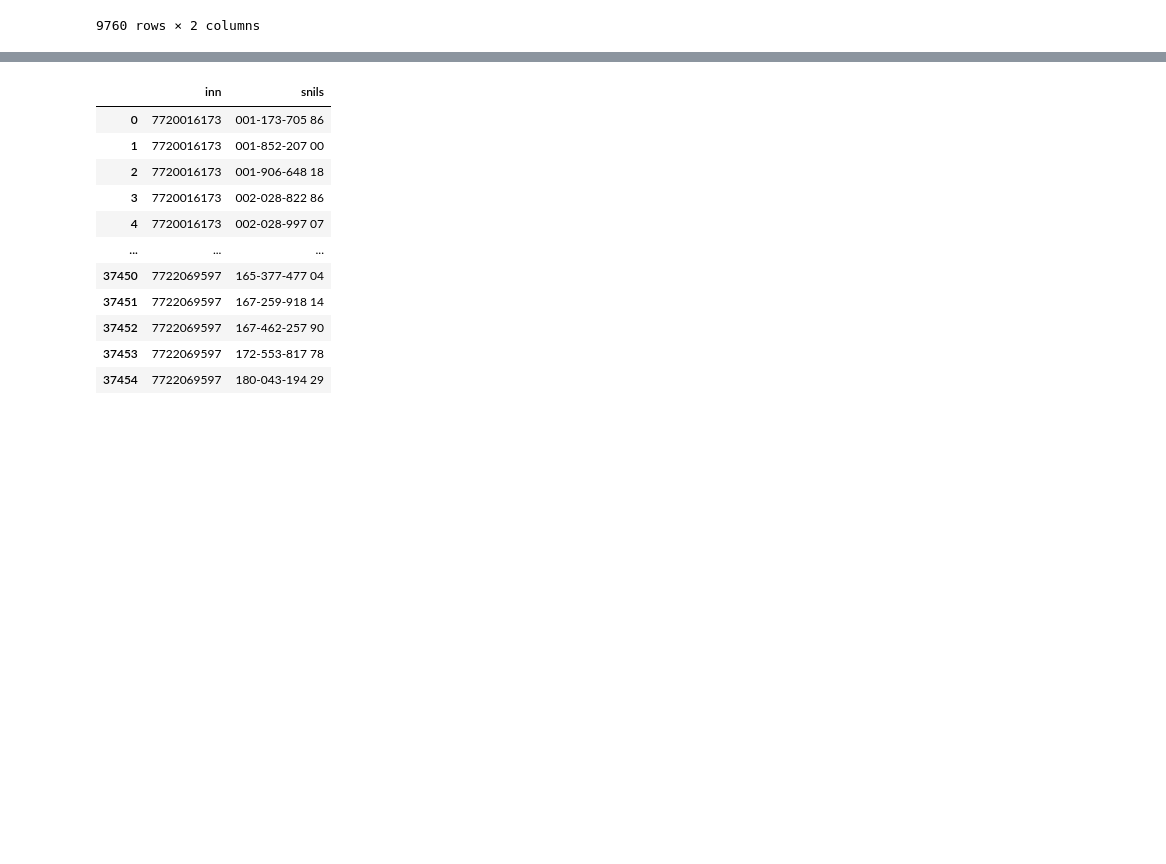
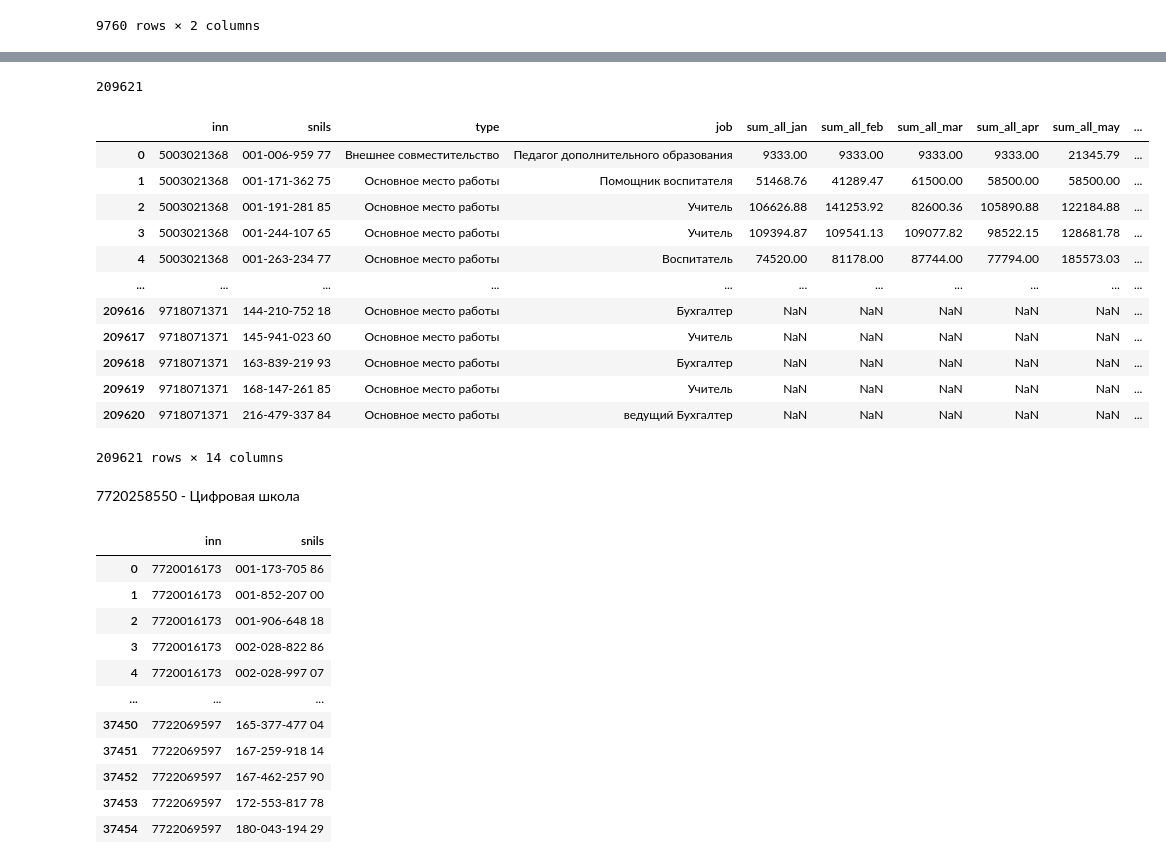
Before and after one commit to Mr-Maxraw/cfo-parser, a Jupyter notebook: counting/accum_funcs_trial.ipynb, the cells around one changed output, grey strips where cells are left out. Saved outputs shown, nothing was run; the diff lists cells and outputs as text; code cells hidden in the pictures; blank space fills up the shorter version.

Commit message:
Upd for nouvp changes

```diff
--- a/counting/accum_funcs_trial.ipynb
+++ b/counting/accum_funcs_trial.ipynb
@@ -134,7 +168,37 @@ res['top10_teach'] = res.apply(lambda row: give_grp_from_matcher(row, top10_teac
 res['bot10_teach'] = res.apply(lambda row: give_grp_from_matcher(row, bot10_teach, 'szp_teach'), axis=1)
 res['bot50_teach'] = res.apply(lambda row: give_grp_from_matcher(row, bot50_teach, 'szp_teach'), axis=1)
 res['bot50_ped'] = res.apply(lambda row: give_grp_from_matcher(row, bot50_ped, 'szp_ped'), axis=1)
+# %%
+def load_sch_types(file = 'school_types'):
+    return pd.read_excel(path_to_docs + file + '.xlsx')
+# %%
+sch_types = load_sch_types()
+grouped_jobs = get_nouvp_grps()
+# %%
+for_fot = pd.merge(for_fot, sch_types, how='left')
 # %%
 for_fot['fot'] = for_fot.apply(lambda row: re_fot(row, months), axis=1)
 for_fot['fot_aup'] = for_fot.apply(lambda row: accum_fot_job(row, months, aup), axis=1)
-for_fot['fot_isp'] = for_fot.apply(lambda row: accum_fot_job(row, months, isp), axis=1)
+for_fot['fot_isp'] = for_fot.apply(lambda row: accum_fot_nouvp(row, months, grouped_jobs), axis=1)
+# %%
+len(for_fot)
+# %% [output]
+209621
+# %%
+for_fot
+# %% [output]
+|  | inn | snils | type | job | sum_all_jan | sum_all_feb | sum_all_mar | sum_all_apr | sum_all_may | ... |
+| 0 | 5003021368 | 001-006-959 77 | Внешнее совместительство | Педагог дополнительного образования | 9333.00 | 9333.00 | 9333.00 | 9333.00 | 21345.79 | ... |
+| 1 | 5003021368 | 001-171-362 75 | Основное место работы | Помощник воспитателя | 51468.76 | 41289.47 | 61500.00 | 58500.00 | 58500.00 | ... |
+| 2 | 5003021368 | 001-191-281 85 | Основное место работы | Учитель | 106626.88 | 141253.92 | 82600.36 | 105890.88 | 122184.88 | ... |
+| 3 | 5003021368 | 001-244-107 65 | Основное место работы | Учитель | 109394.87 | 109541.13 | 109077.82 | 98522.15 | 128681.78 | ... |
+| 4 | 5003021368 | 001-263-234 77 | Основное место работы | Воспитатель | 74520.00 | 81178.00 | 87744.00 | 77794.00 | 185573.03 | ... |
+| ... | ... | ... | ... | ... | ... | ... | ... | ... | ... | ... |
+| 209616 | 9718071371 | 144-210-752 18 | Основное место работы | Бухгалтер | NaN | NaN | NaN | NaN | NaN | ... |
+| 209617 | 9718071371 | 145-941-023 60 | Основное место работы | Учитель | NaN | NaN | NaN | NaN | NaN | ... |
+| 209618 | 9718071371 | 163-839-219 93 | Основное место работы | Бухгалтер | NaN | NaN | NaN | NaN | NaN | ... |
+| 209619 | 9718071371 | 168-147-261 85 | Основное место работы | Учитель | NaN | NaN | NaN | NaN | NaN | ... |
+| 209620 | 9718071371 | 216-479-337 84 | Основное место работы | ведущий Бухгалтер | NaN | NaN | NaN | NaN | NaN | ... |
+209621 rows × 14 columns
+# %% [markdown]
+7720258550 - Цифровая школа
```
Also changed, not shown: parts of 14 cells of this notebook, 1 other file.
